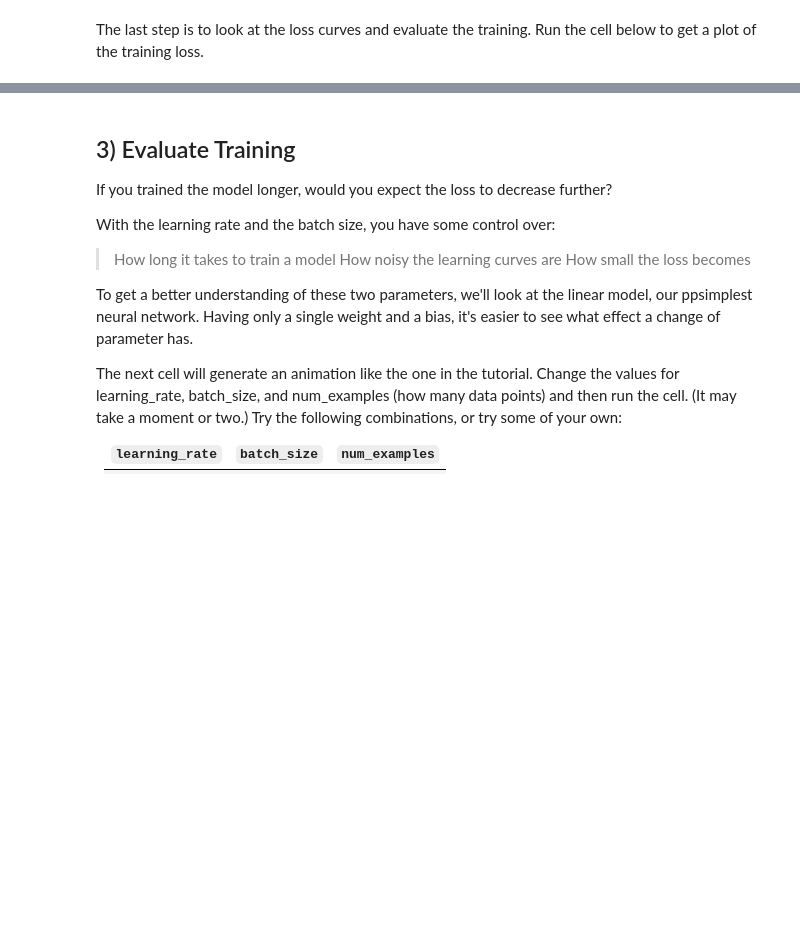
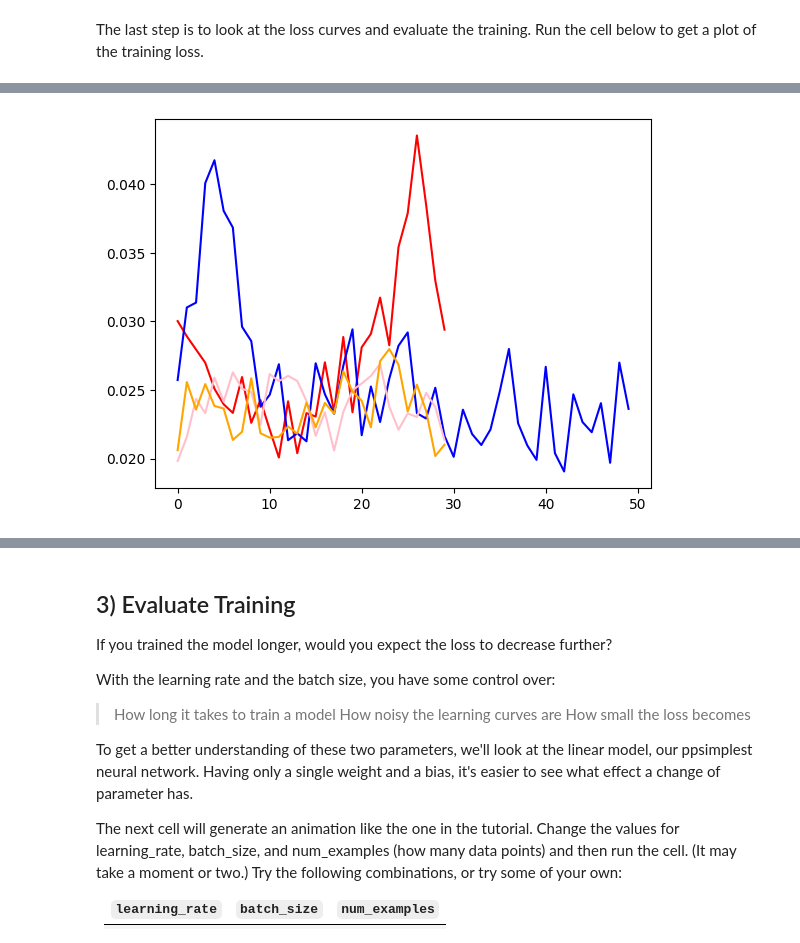
Before and after one commit to M7tnj/DL_fall2022, a Jupyter notebook: Deep Learning/week_3/exercise.ipynb, the cells around one changed output, grey strips where cells are left out. Saved outputs shown, nothing was run; the diff lists cells and outputs as text; code cells hidden in the pictures; blank space fills up the shorter version.

```diff
--- a/Deep Learning/week_3/exercise.ipynb
+++ b/Deep Learning/week_3/exercise.ipynb
@@ -102,3 +152,28 @@ The last step is to look at the loss curves and evaluate the training. Run the c
+# %%
+import pandas as pd
+import matplotlib.pyplot as plt
+
+# convert the training history to a dataframe
+history1_df = pd.DataFrame(history1.history)
+# use Pandas native plot method
+history1_df['loss'].plot(color = 'red');
+
+# convert the training history to a dataframe
+history2_df = pd.DataFrame(history2.history)
+# use Pandas native plot method
+history2_df['loss'].plot(color = 'blue')
+
+# convert the training history to a dataframe
+history3_df = pd.DataFrame(history3.history)
+# use Pandas native plot method
+history3_df['loss'].plot(color = 'pink');
+
+# convert the training history to a dataframe
+history4_df = pd.DataFrame(history4.history)
+# use Pandas native plot method
+history4_df['loss'].plot(color = 'orange');
+# %% [output]
+[figure, added]
 # %%
 import pandas as pd
 
```
Also changed, not shown: parts of 5 cells of this notebook, 5 other files.
